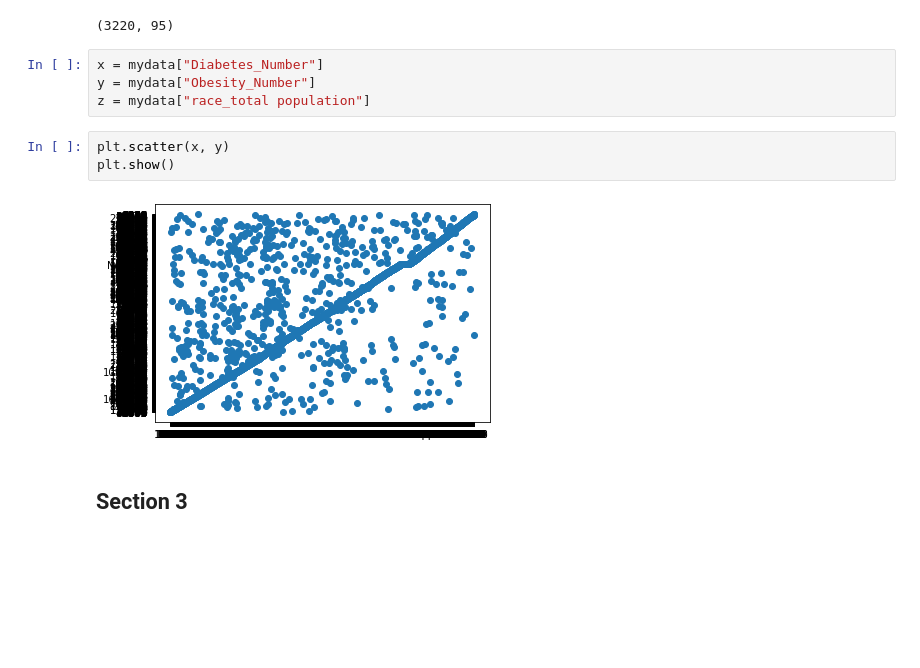
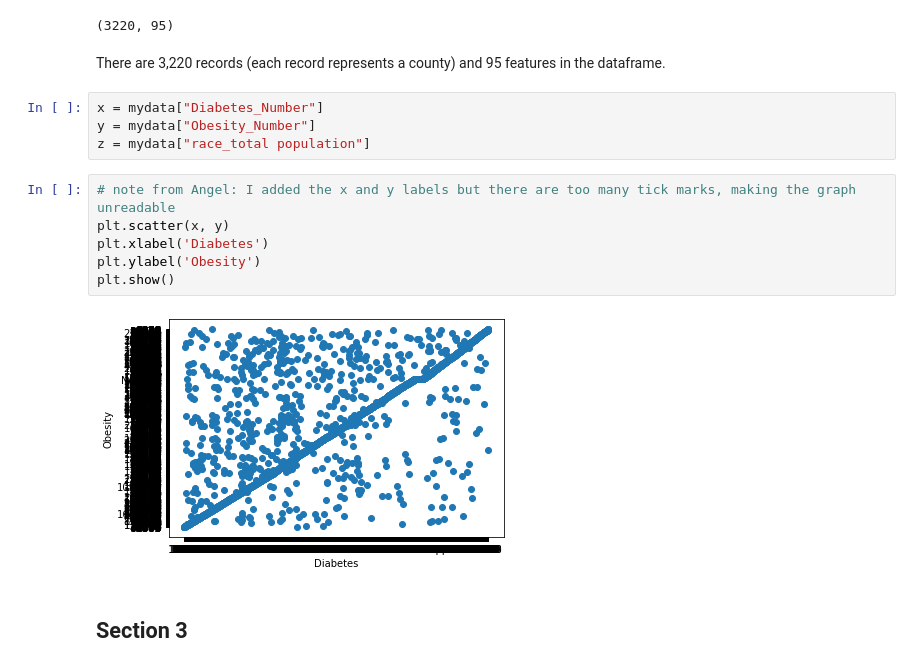
Before and after one commit to shrutibathia/CSS_Project2_Team2_Fall2020, a Jupyter notebook: Project2.ipynb, the cells around one changed output. Drawn from its saved outputs; the diff is of its cells as text; blank space fills up the shorter version.

```diff
--- a/Project2.ipynb
+++ b/Project2.ipynb
@@ -39,15 +39,20 @@ mydata.describe()
 mydata.shape
 # %% [output]
 (3220, 95)
+# %% [markdown]
+There are 3,220 records (each record represents a county) and 95 features in the dataframe.
 # %%
 x = mydata["Diabetes_Number"]
 y = mydata["Obesity_Number"]
 z = mydata["race_total population"]
-# %%
-plt.scatter(x, y)
-plt.show()
-# %% [output]
-[figure, removed]
+# %%
+# note from Angel: I added the x and y labels but there are too many tick marks, making the graph unreadable
+plt.scatter(x, y)
+plt.xlabel('Diabetes')
+plt.ylabel('Obesity')
+plt.show()
+# %% [output]
+[figure, added]
 # %% [markdown]
 ## Section 3
 # %% [markdown]
```
Also changed, not shown: parts of 36 cells of this notebook, 1 other file.
